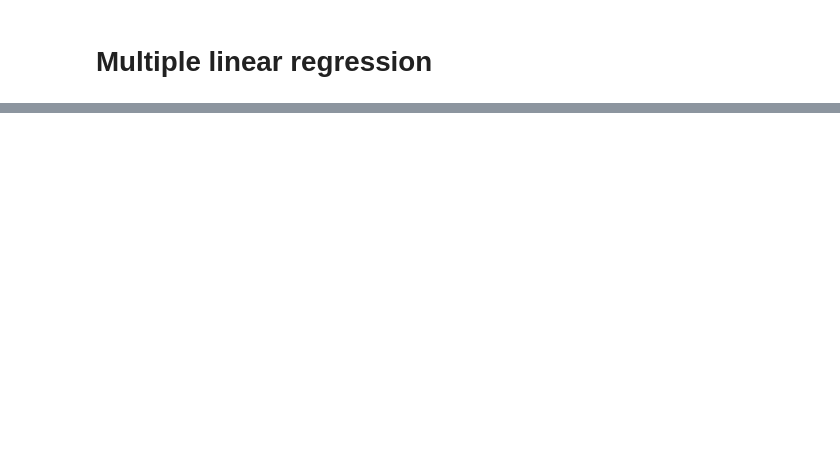
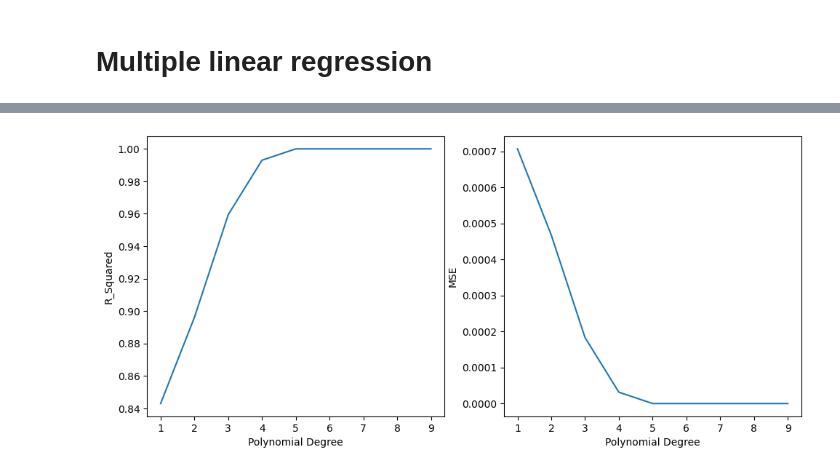
Before and after one commit to Sanyam-jain30/ML-Project, a Jupyter notebook: EDA and Data visualization.ipynb, the cells around one changed output, grey strips where cells are left out. Saved outputs shown, nothing was run; the diff lists cells and outputs as text; code cells hidden in the pictures; blank space fills up the shorter version.

```diff
--- a/EDA and Data visualization.ipynb
+++ b/EDA and Data visualization.ipynb
@@ -299,0 +479,34 @@ plt.show()
+# %%
+r_squared_list = []
+mse_list = []
+a = range(1,10,1)
+
+for i in a:
+    poly = PolynomialFeatures(degree=i)
+    x_poly = poly.fit_transform(x_ir_gdp_uer)
+
+    model_poly = LinearRegression()
+    model_poly.fit(x_poly, y_fx)
+    y_pred = model_poly.predict(x_poly)
+
+    r_squared = model_poly.score(x_poly, y_fx)
+    mse = mean_squared_error(y_pred, y_fx)
+
+    r_squared_list.append(r_squared)
+    mse_list.append(mse)
+
+plt.figure(figsize=(10,5))
+ax1 = plt.subplot(1,2,1)
+plt.plot(a, r_squared_list)
+plt.xlabel("Polynomial Degree")
+plt.ylabel("R_Squared")
+ax2 = plt.subplot(1,2,2)
+plt.plot(a, mse_list)
+plt.xlabel("Polynomial Degree")
+plt.ylabel("MSE")
+
+plt.subplots_adjust(0.0005)
+
+plt.show()
+# %% [output]
+[figure, added]
```
Also changed, not shown: parts of 33 cells of this notebook, 4 other files.
